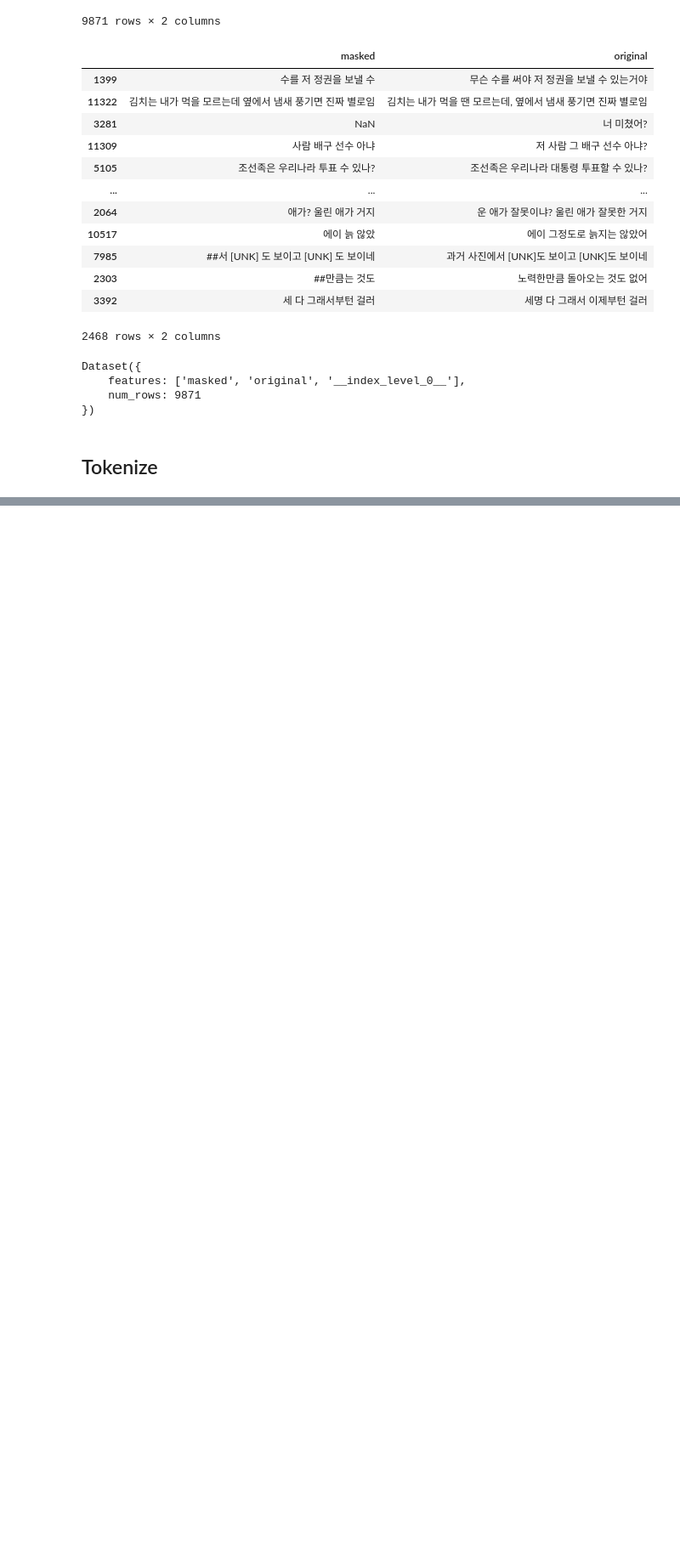
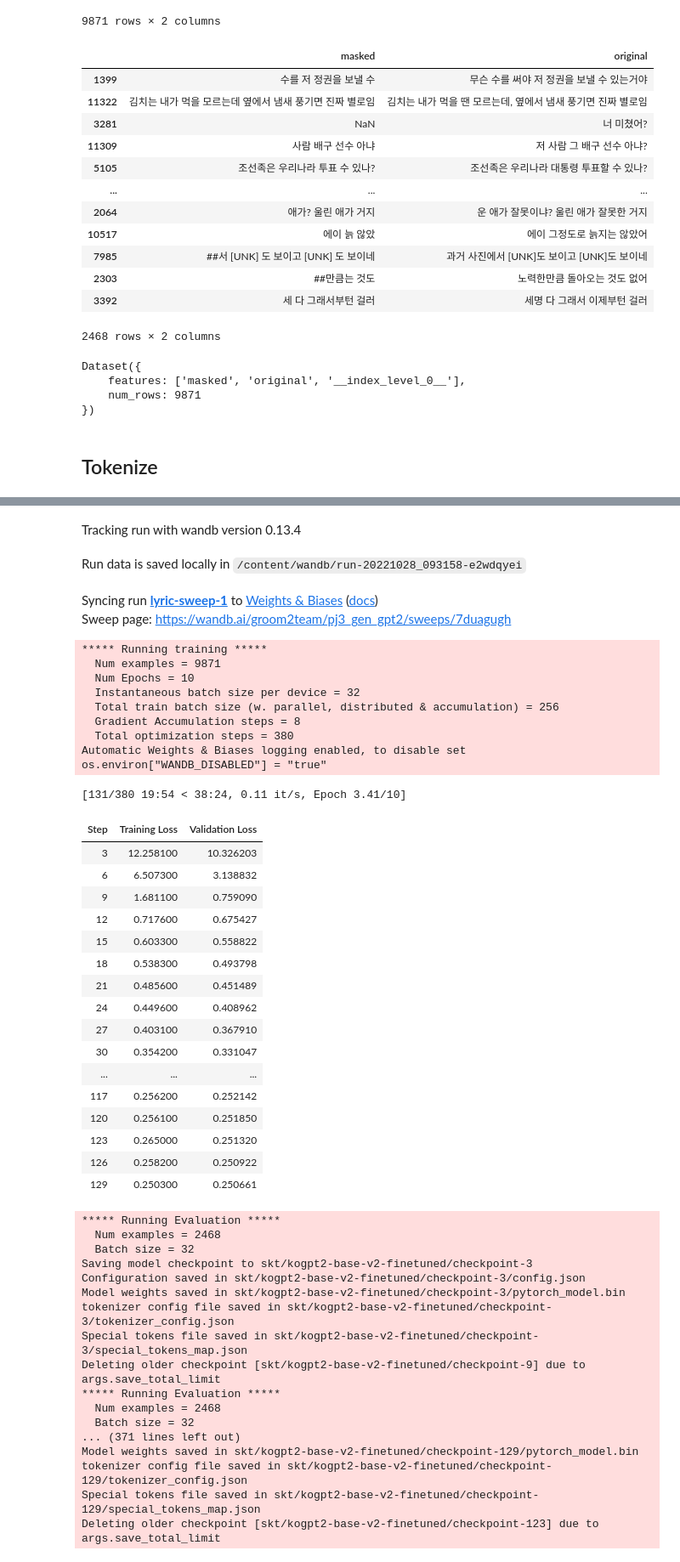
Before and after one commit to minjacho42/groomProject, a Jupyter notebook: generater/genTrainer.ipynb, the cells around one changed output, grey strips where cells are left out. Shown at 85% size. Cells and saved outputs as stored; diff of their text form; code cells hidden in the pictures; blank space fills up the shorter version.

Commit message:
genTrainer ver1 developed

```diff
--- a/generater/genTrainer.ipynb
+++ b/generater/genTrainer.ipynb
@@ -165,10 +155,15 @@ tokenizer.add_special_tokens({'pad_token': '[PAD]'})
+# %%
+tokenizer = AutoTokenizer.from_pretrained(model_name,
+                                          bos_token='</s>', eos_token='</s>', unk_token='<unk>',
+                                          pad_token='<pad>', mask_token='<mask>')
 # %%
 def tokenizeWithLabel(data):
     tokenized_datas = tokenizer(
-        f"<MOR> <CON_START> {data['masked']} <START> {data['original']} <END>",
+        f"<unused0> <unused1> {data['masked']} <unused2> {data['original']} <unused3>",
         max_length=max_length,
         padding="max_length"
     )
+    tokenized_datas['labels']=tokenized_datas["input_ids"]
     return tokenized_datas
 # %%
 train_tokenized_datasets = train_data.map(tokenizeWithLabel, remove_columns=train_data.column_names)
@@ -175,0 +193,13 @@ dev_tokenized_datasets = dev_data.map(tokenizeWithLabel, remove_columns=dev_data
+# %%
+sweep_configuration = {
+    'method': 'grid',
+    'name': 'sweep',
+    'metric': {'goal': 'minimize', 'name': 'eval/loss'},
+    'parameters':
+    {
+        'batch_size': {'values': [256]},
+        'epochs': {'values': [10]},
+        'lr': {'values': [1e-5]},
+        'scheduler': {'values': ['linear', 'cosine', 'constant']}
+     }
+}
@@ -175,0 +265,3 @@ dev_tokenized_datasets = dev_data.map(tokenizeWithLabel, remove_columns=dev_data
+# %%
+sweep_id = wandb.sweep(sweep=sweep_configuration, project='pj3_gen_gpt2', entity='groom2team')
+count = 3
@@ -175,0 +271,3 @@ dev_tokenized_datasets = dev_data.map(tokenizeWithLabel, remove_columns=dev_data
+# %%
+wandb.agent(sweep_id, function=train, count=count)
+# %% [output]
@@ -175,0 +282,47 @@ dev_tokenized_datasets = dev_data.map(tokenizeWithLabel, remove_columns=dev_data
+Tracking run with wandb version 0.13.4
+Run data is saved locally in /content/wandb/run-20221028_093158-e2wdqyei
+Syncing run lyric-sweep-1 to Weights & Biases (docs)
+Sweep page: https://wandb.ai/groom2team/pj3_gen_gpt2/sweeps/7duagugh
+***** Running training *****
+  Num examples = 9871
+  Num Epochs = 10
+  Instantaneous batch size per device = 32
+  Total train batch size (w. parallel, distributed & accumulation) = 256
+  Gradient Accumulation steps = 8
+  Total optimization steps = 380
+Automatic Weights & Biases logging enabled, to disable set os.environ["WANDB_DISABLED"] = "true"
+[131/380 19:54 < 38:24, 0.11 it/s, Epoch 3.41/10]
+| Step | Training Loss | Validation Loss |
+| 3 | 12.258100 | 10.326203 |
+| 6 | 6.507300 | 3.138832 |
+| 9 | 1.681100 | 0.759090 |
+| 12 | 0.717600 | 0.675427 |
+| 15 | 0.603300 | 0.558822 |
+| 18 | 0.538300 | 0.493798 |
+| 21 | 0.485600 | 0.451489 |
+| 24 | 0.449600 | 0.408962 |
+| 27 | 0.403100 | 0.367910 |
+| 30 | 0.354200 | 0.331047 |
+| ... | ... | ... |
+| 117 | 0.256200 | 0.252142 |
+| 120 | 0.256100 | 0.251850 |
+| 123 | 0.265000 | 0.251320 |
+| 126 | 0.258200 | 0.250922 |
+| 129 | 0.250300 | 0.250661 |
+***** Running Evaluation *****
+  Num examples = 2468
+  Batch size = 32
+Saving model checkpoint to skt/kogpt2-base-v2-finetuned/checkpoint-3
+Configuration saved in skt/kogpt2-base-v2-finetuned/checkpoint-3/config.json
+Model weights saved in skt/kogpt2-base-v2-finetuned/checkpoint-3/pytorch_model.bin
+tokenizer config file saved in skt/kogpt2-base-v2-finetuned/checkpoint-3/tokenizer_config.json
+Special tokens file saved in skt/kogpt2-base-v2-finetuned/checkpoint-3/special_tokens_map.json
+Deleting older checkpoint [skt/kogpt2-base-v2-finetuned/checkpoint-9] due to args.save_total_limit
+***** Running Evaluation *****
+  Num examples = 2468
+  Batch size = 32
+... (371 lines left out)
+Model weights saved in skt/kogpt2-base-v2-finetuned/checkpoint-129/pytorch_model.bin
+tokenizer config file saved in skt/kogpt2-base-v2-finetuned/checkpoint-129/tokenizer_config.json
+Special tokens file saved in skt/kogpt2-base-v2-finetuned/checkpoint-129/special_tokens_map.json
+Deleting older checkpoint [skt/kogpt2-base-v2-finetuned/checkpoint-123] due to args.save_total_limit
```
Also changed, not shown: parts of 14 cells of this notebook.
